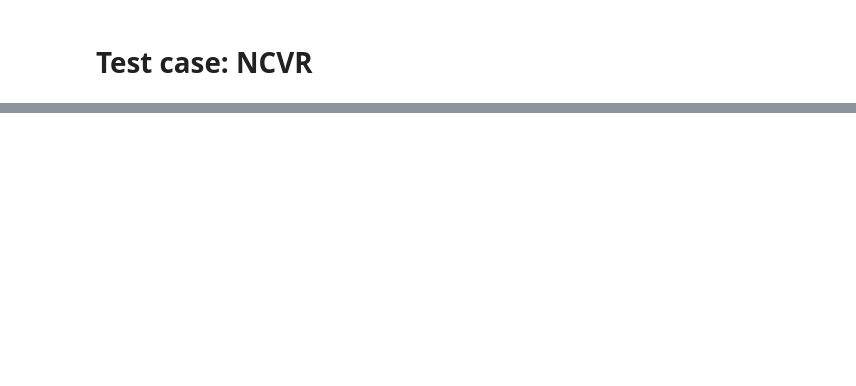
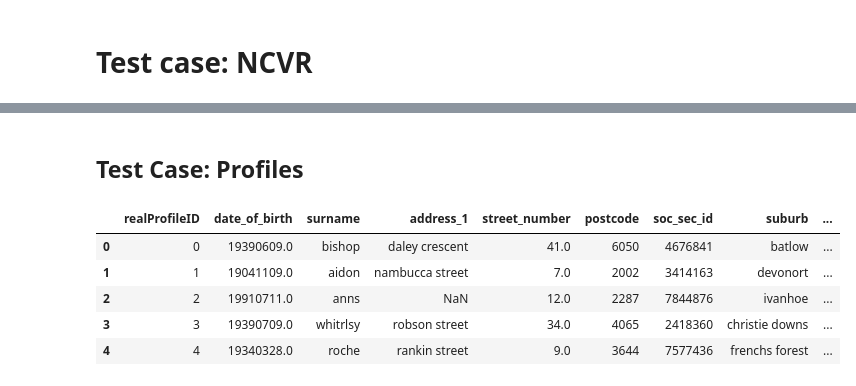
Before and after one commit to RBenassiUnimore/jaccard-join-duckdb, a Jupyter notebook: notebook.ipynb, the cells around one changed output, grey strips where cells are left out. Drawn from its saved outputs; the diff is of its cells as text; code cells hidden in the pictures; blank space fills up the shorter version.

```diff
--- a/notebook.ipynb
+++ b/notebook.ipynb
@@ -295,0 +305,13 @@ Average execution time for brute force join: 0.002601480484008789
+# %% [markdown]
+## Test Case: Profiles
+# %%
+df10 = pd.read_json("data/10Kprofiles.json", lines=True, orient='records', typ='frame')
+# %%
+df10.head()
+# %% [output]
+|  | realProfileID | date_of_birth | surname | address_1 | street_number | postcode | soc_sec_id | suburb | ... |
+| 0 | 0 | 19390609.0 | bishop | daley crescent | 41.0 | 6050 | 4676841 | batlow | ... |
+| 1 | 1 | 19041109.0 | aidon | nambucca street | 7.0 | 2002 | 3414163 | devonort | ... |
+| 2 | 2 | 19910711.0 | anns | NaN | 12.0 | 2287 | 7844876 | ivanhoe | ... |
+| 3 | 3 | 19390709.0 | whitrlsy | robson street | 34.0 | 4065 | 2418360 | christie downs | ... |
+| 4 | 4 | 19340328.0 | roche | rankin street | 9.0 | 3644 | 7577436 | frenchs forest | ... |
```
Also changed, not shown: parts of 25 cells of this notebook, 3 other files.
